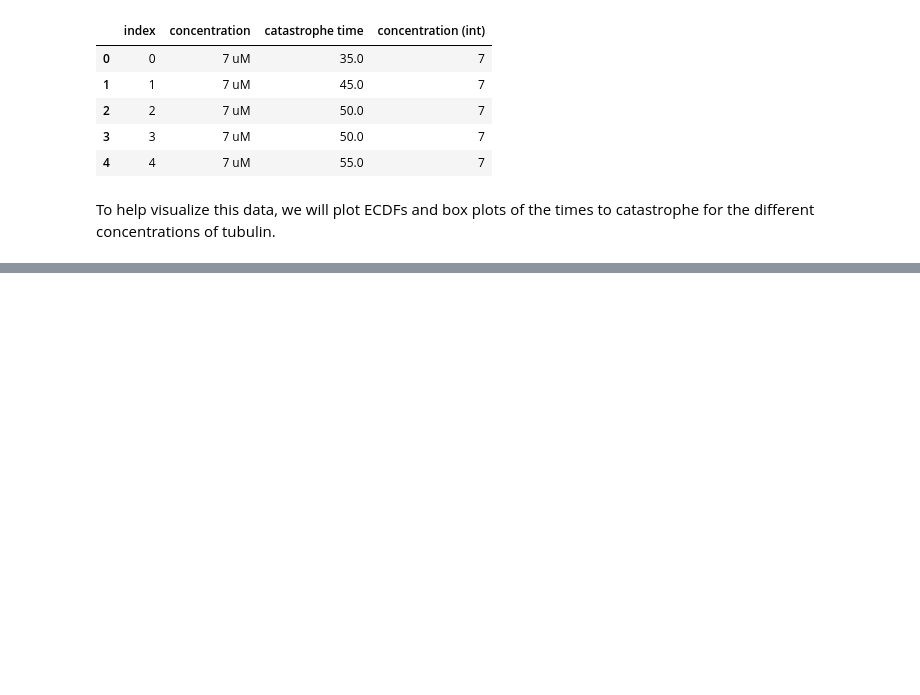
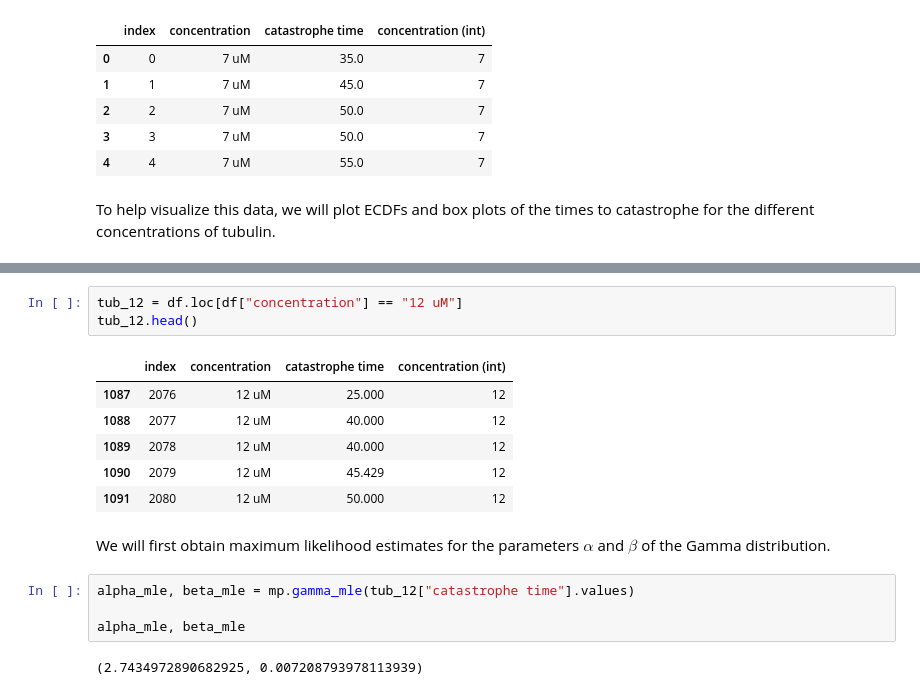
Before and after one commit to esalzman/microtubule-catastrophe-analysis, a Jupyter notebook: 9.1_ES_extracredit.ipynb, the cells around one changed output, grey strips where cells are left out. Saved outputs shown, nothing was run; the diff lists cells and outputs as text; blank space fills up the shorter version.

```diff
--- a/9.1_ES_extracredit.ipynb
+++ b/9.1_ES_extracredit.ipynb
@@ -39,0 +46,18 @@ mp.plot_box(df)
+# %%
+tub_12 = df.loc[df["concentration"] == "12 uM"]
+tub_12.head()
+# %% [output]
+|  | index | concentration | catastrophe time | concentration (int) |
+| 1087 | 2076 | 12 uM | 25.000 | 12 |
+| 1088 | 2077 | 12 uM | 40.000 | 12 |
+| 1089 | 2078 | 12 uM | 40.000 | 12 |
+| 1090 | 2079 | 12 uM | 45.429 | 12 |
+| 1091 | 2080 | 12 uM | 50.000 | 12 |
+# %% [markdown]
+We will first obtain maximum likelihood estimates for the parameters $\alpha$ and $\beta$ of the Gamma distribution.
+# %%
+alpha_mle, beta_mle = mp.gamma_mle(tub_12["catastrophe time"].values)
+
+alpha_mle, beta_mle
+# %% [output]
+(2.7434972890682925, 0.007208793978113939)
```
Also changed, not shown: parts of 1 cell of this notebook, 2 other files.
